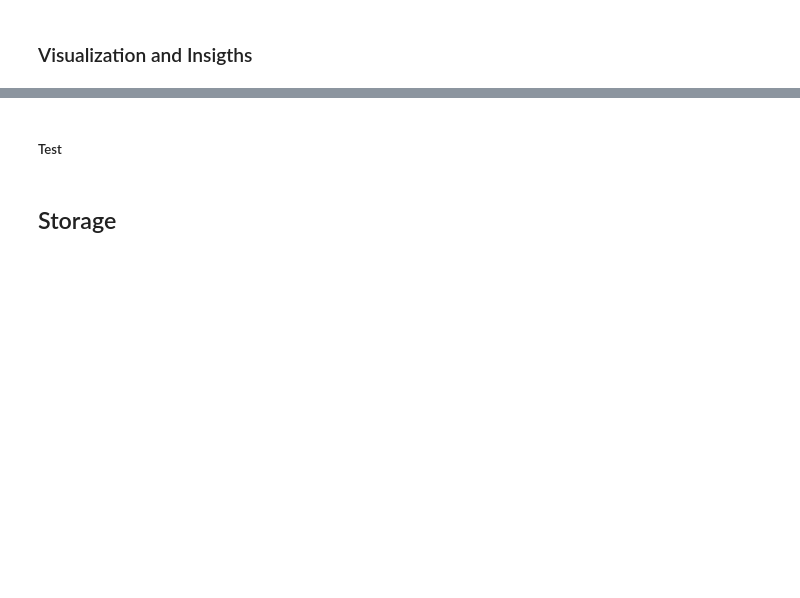
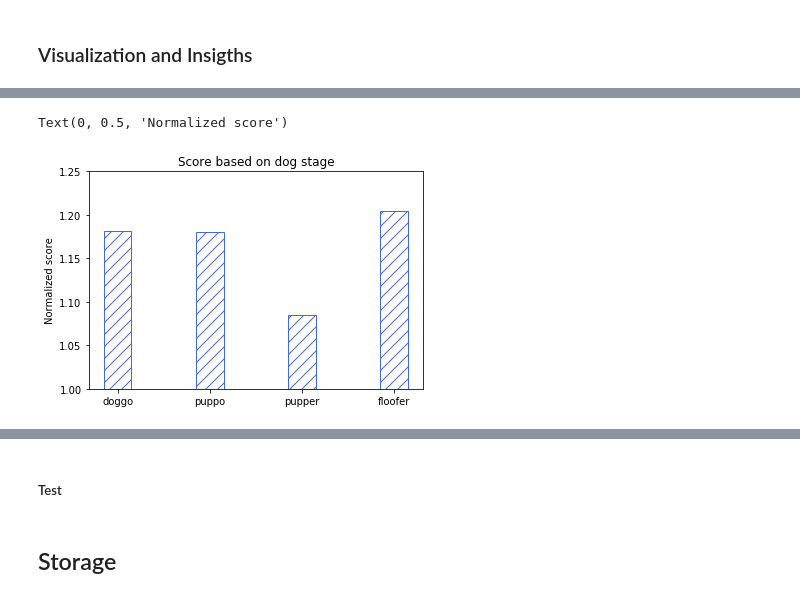
Before and after one commit to miniermatar/udacity_project_5_data_wrangling, a Jupyter notebook: wrangle_act.ipynb, the cells around one changed output, grey strips where cells are left out. Cells and saved outputs as stored; diff of their text form; code cells hidden in the pictures; blank space fills up the shorter version.

Commit message:
feat: Visualizations added

```diff
--- a/wrangle_act.ipynb
+++ b/wrangle_act.ipynb
@@ -1175,3 +1170,0 @@ df_clean.info()
-# %%
-#df_clean = df_clean.set_index("tweet_id")
-df_clean = df_clean.drop(int(errors), axis=0)
@@ -1190,0 +1171,3 @@ df_clean.head(10)
+# %%
+bar_data=df_clean[['dog_stage','normalized_score']][df_clean.dog_stage.notnull()]
+bar_data
@@ -1190,0 +1188,21 @@ df_clean.head(10)
+# %%
+df=bar_data.groupby('dog_stage').mean()
+x = np.arange(4) #creating 4 categories
+w = 0.3
+fig, ax1 = plt.subplots(1,1)
+#plt.xticks(), will label the bars on x axis with the respective names.
+plt.xticks(x, bar_data.dog_stage.unique())
+
+#fig.figsize()
+ax1.bar(x, df.iloc[:,0], 0.3, label='Experiments', color='white', edgecolor='royalblue', hatch='//', ls="-", lw=1)
+#ax1.bar(x+0.3, df.iloc[:,2], 0.3, label='Model', color='white', edgecolor='darkgreen', hatch='...', ls="--", lw=1)
+#ax1.legend(loc=0)
+ax1.set_title('Score based on dog stage')
+ax1.set(ylim=(1, 1.25))
+ax1.set_ylabel('Normalized score')
+#plt.figure(figsize=(6,3))
+#plt.savefig('tyfluxbar.png', format='png', dpi=300)
+#plt.grid(b=False,which="Major",axis='both')
+# %% [output]
+Text(0, 0.5, 'Normalized score')
+[figure, added]
```
Also changed, not shown: parts of 33 cells of this notebook.
